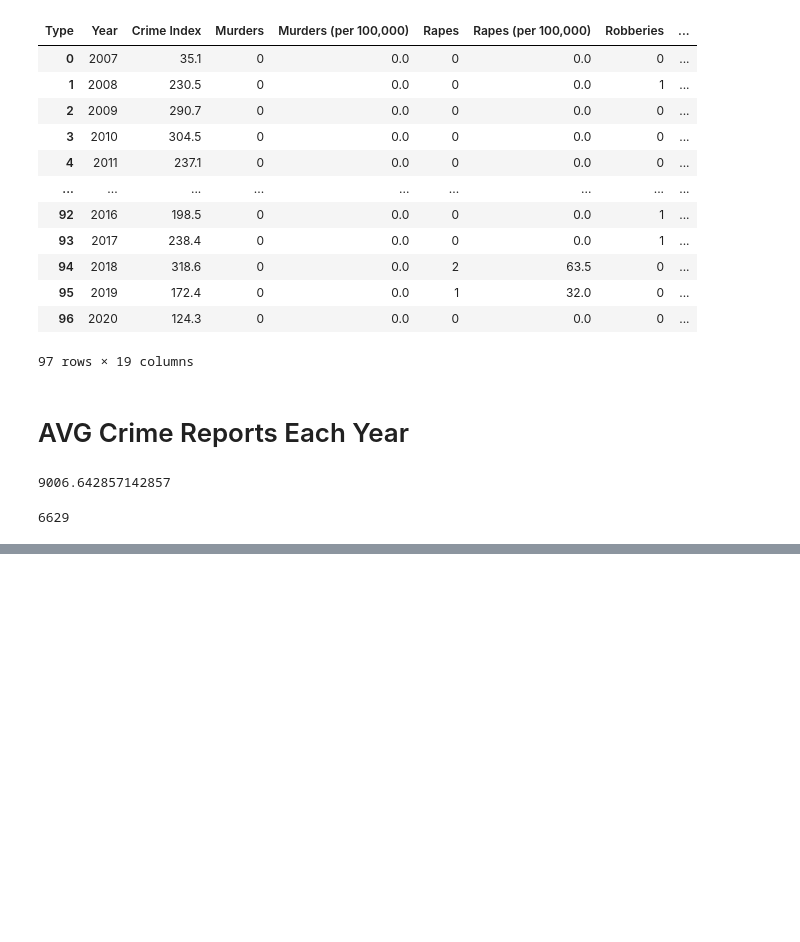
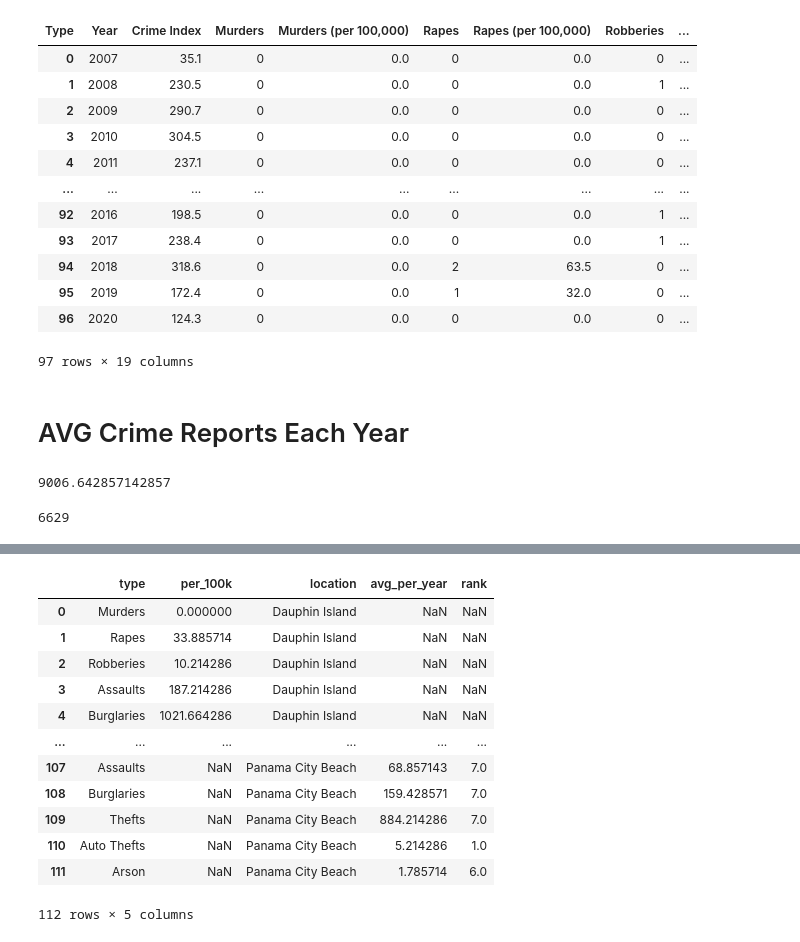
Before and after one commit to NSS-Full-Time-Data-Analytics-9/bwilhelm_capstone, a Jupyter notebook: scripts/crime_data.ipynb, the cells around one changed output, grey strips where cells are left out. Drawn from its saved outputs; the diff is of its cells as text; code cells hidden in the pictures; blank space fills up the shorter version.

```diff
--- a/scripts/crime_data.ipynb
+++ b/scripts/crime_data.ipynb
@@ -528,0 +921,7 @@ all_crime_beaches['Assaults'].sum()
+# %%
+rank[['type', 'delete', 'again']] = rank['type'].str.split('\_', expand=True)
+rank = rank.drop(columns = 'delete')
+rank = rank.drop(columns = 'again')
+# %%
+rank['type'] = rank['type'].str.title()
+rank
@@ -528,0 +946,6 @@ all_crime_beaches['Assaults'].sum()
+# %%
+for index, row in rank.iterrows():
+    if row.type == 'Auto':
+        rank.loc[index, 'type'] = 'Auto Thefts'
+    elif row.type == 'Murder':
+        rank.loc[index, 'type'] = 'Murders'
@@ -528,0 +972,21 @@ all_crime_beaches['Assaults'].sum()
+# %%
+crime_cleaned = pd.merge(test, count,
+                on=('type', 'location'), how='outer')
+crime_cleaned = pd.merge(crime_cleaned, rank,
+                on=('type', 'location'), how='outer')
+# %%
+crime_cleaned
+# %% [output]
+|  | type | per_100k | location | avg_per_year | rank |
+| 0 | Murders | 0.000000 | Dauphin Island | NaN | NaN |
+| 1 | Rapes | 33.885714 | Dauphin Island | NaN | NaN |
+| 2 | Robberies | 10.214286 | Dauphin Island | NaN | NaN |
+| 3 | Assaults | 187.214286 | Dauphin Island | NaN | NaN |
+| 4 | Burglaries | 1021.664286 | Dauphin Island | NaN | NaN |
+| ... | ... | ... | ... | ... | ... |
+| 107 | Assaults | NaN | Panama City Beach | 68.857143 | 7.0 |
+| 108 | Burglaries | NaN | Panama City Beach | 159.428571 | 7.0 |
+| 109 | Thefts | NaN | Panama City Beach | 884.214286 | 7.0 |
+| 110 | Auto Thefts | NaN | Panama City Beach | 5.214286 | 1.0 |
+| 111 | Arson | NaN | Panama City Beach | 1.785714 | 6.0 |
+112 rows × 5 columns
```
Also changed, not shown: parts of 25 cells of this notebook, 1 other file.
